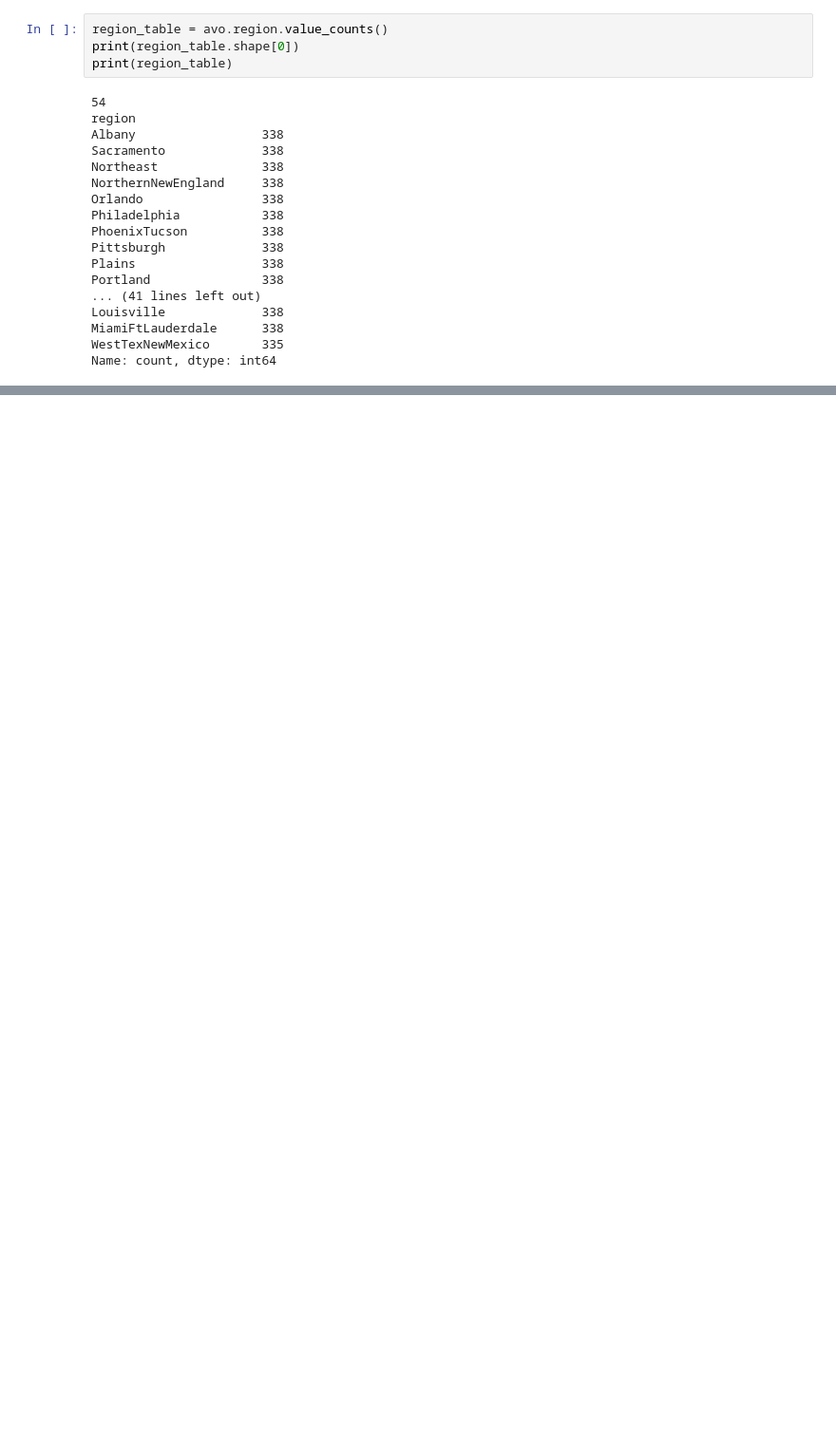
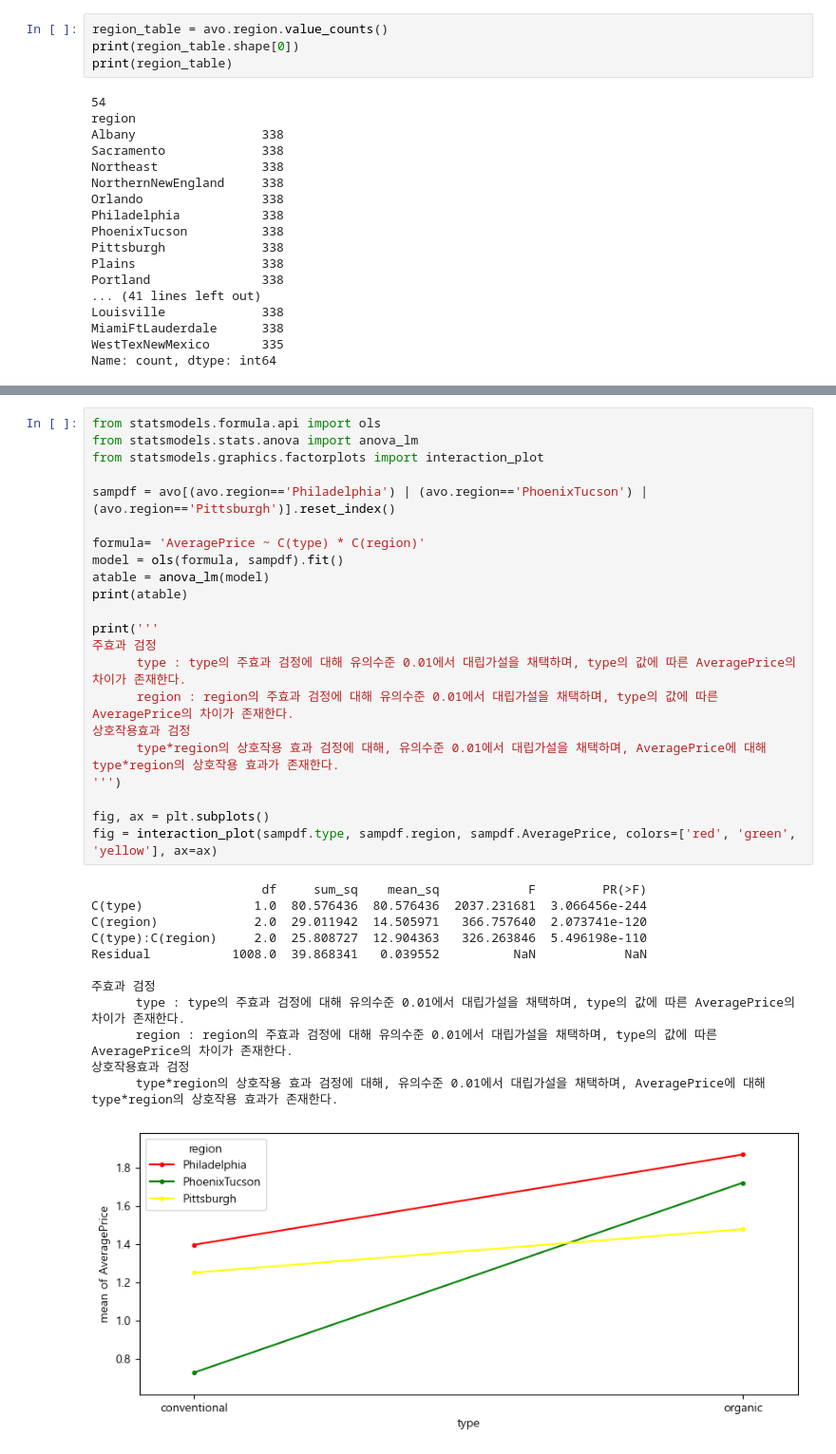
Before and after one commit to blueage98/adp_work, a Jupyter notebook: ADP-실기-DESSA/최신 기출동형 모의고사/1회_통계분석 - 연습.ipynb, the cells around one changed output, grey strips where cells are left out. Shown at 95% size. Saved outputs shown, nothing was run; the diff lists cells and outputs as text; blank space fills up the shorter version.

```diff
--- a/ADP-실기-DESSA/최신 기출동형 모의고사/1회_통계분석 - 연습.ipynb
+++ b/ADP-실기-DESSA/최신 기출동형 모의고사/1회_통계분석 - 연습.ipynb
@@ -296,0 +348,35 @@ fig = interaction_plot(x=testdf.type, trace=testdf.region, response=testdf.Avera
+# %%
+from statsmodels.formula.api import ols
+from statsmodels.stats.anova import anova_lm
+from statsmodels.graphics.factorplots import interaction_plot
+
+sampdf = avo[(avo.region=='Philadelphia') | (avo.region=='PhoenixTucson') | (avo.region=='Pittsburgh')].reset_index()
+
+formula= 'AveragePrice ~ C(type) * C(region)'
+model = ols(formula, sampdf).fit()
+atable = anova_lm(model)
+print(atable)
+
+print('''
+주효과 검정
+      type : type의 주효과 검정에 대해 유의수준 0.01에서 대립가설을 채택하며, type의 값에 따른 AveragePrice의 차이가 존재한다.
+      region : region의 주효과 검정에 대해 유의수준 0.01에서 대립가설을 채택하며, type의 값에 따른 AveragePrice의 차이가 존재한다.
+상호작용효과 검정
+      type*region의 상호작용 효과 검정에 대해, 유의수준 0.01에서 대립가설을 채택하며, AveragePrice에 대해 type*region의 상호작용 효과가 존재한다.
+''')
+
+fig, ax = plt.subplots()
+fig = interaction_plot(sampdf.type, sampdf.region, sampdf.AveragePrice, colors=['red', 'green', 'yellow'], ax=ax)
+# %% [output]
+                       df     sum_sq    mean_sq            F         PR(>F)
+C(type)               1.0  80.576436  80.576436  2037.231681  3.066456e-244
+C(region)             2.0  29.011942  14.505971   366.757640  2.073741e-120
+C(type):C(region)     2.0  25.808727  12.904363   326.263846  5.496198e-110
+Residual           1008.0  39.868341   0.039552          NaN            NaN
+
+주효과 검정
+      type : type의 주효과 검정에 대해 유의수준 0.01에서 대립가설을 채택하며, type의 값에 따른 AveragePrice의 차이가 존재한다.
+      region : region의 주효과 검정에 대해 유의수준 0.01에서 대립가설을 채택하며, type의 값에 따른 AveragePrice의 차이가 존재한다.
+상호작용효과 검정
+      type*region의 상호작용 효과 검정에 대해, 유의수준 0.01에서 대립가설을 채택하며, AveragePrice에 대해 type*region의 상호작용 효과가 존재한다.
+[figure, added]
```
Also changed, not shown: parts of 9 cells of this notebook.
